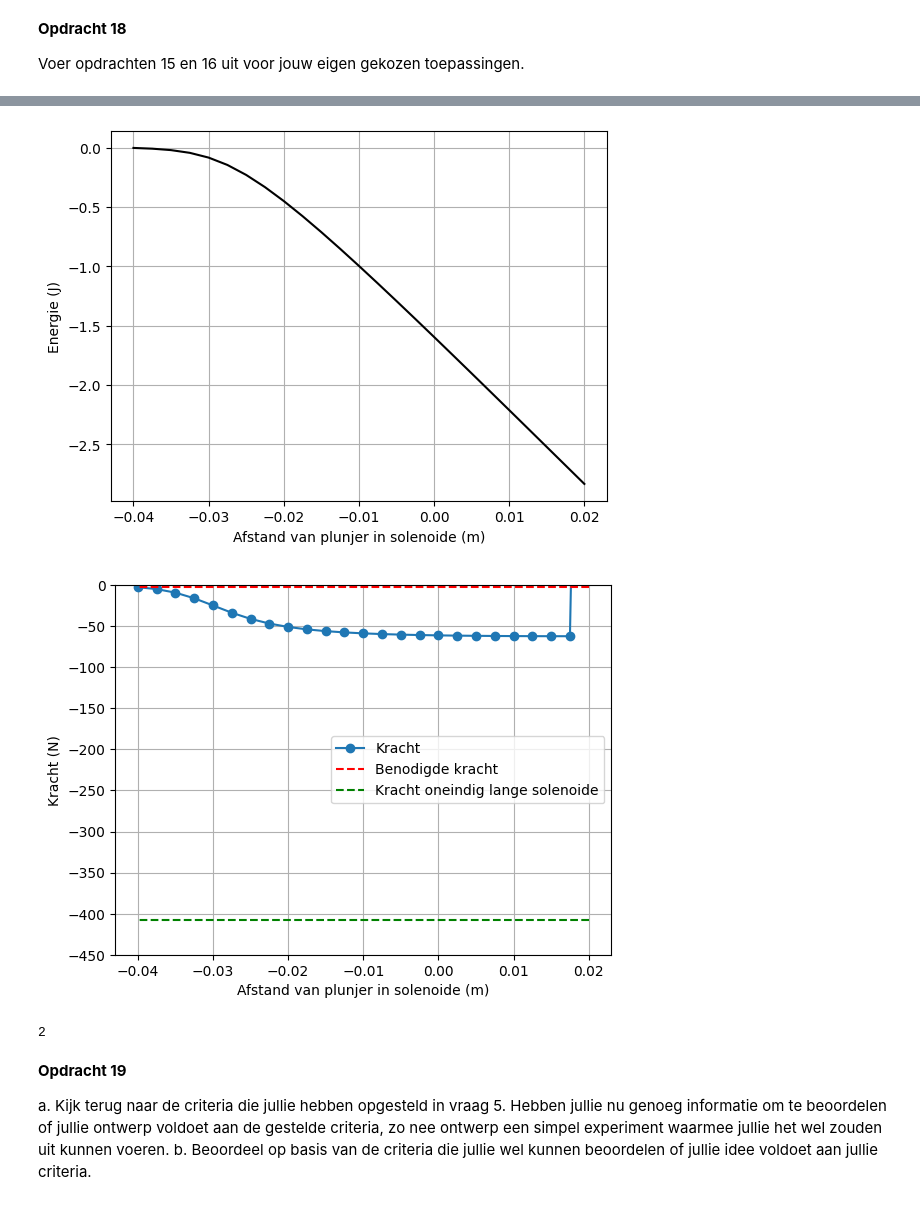
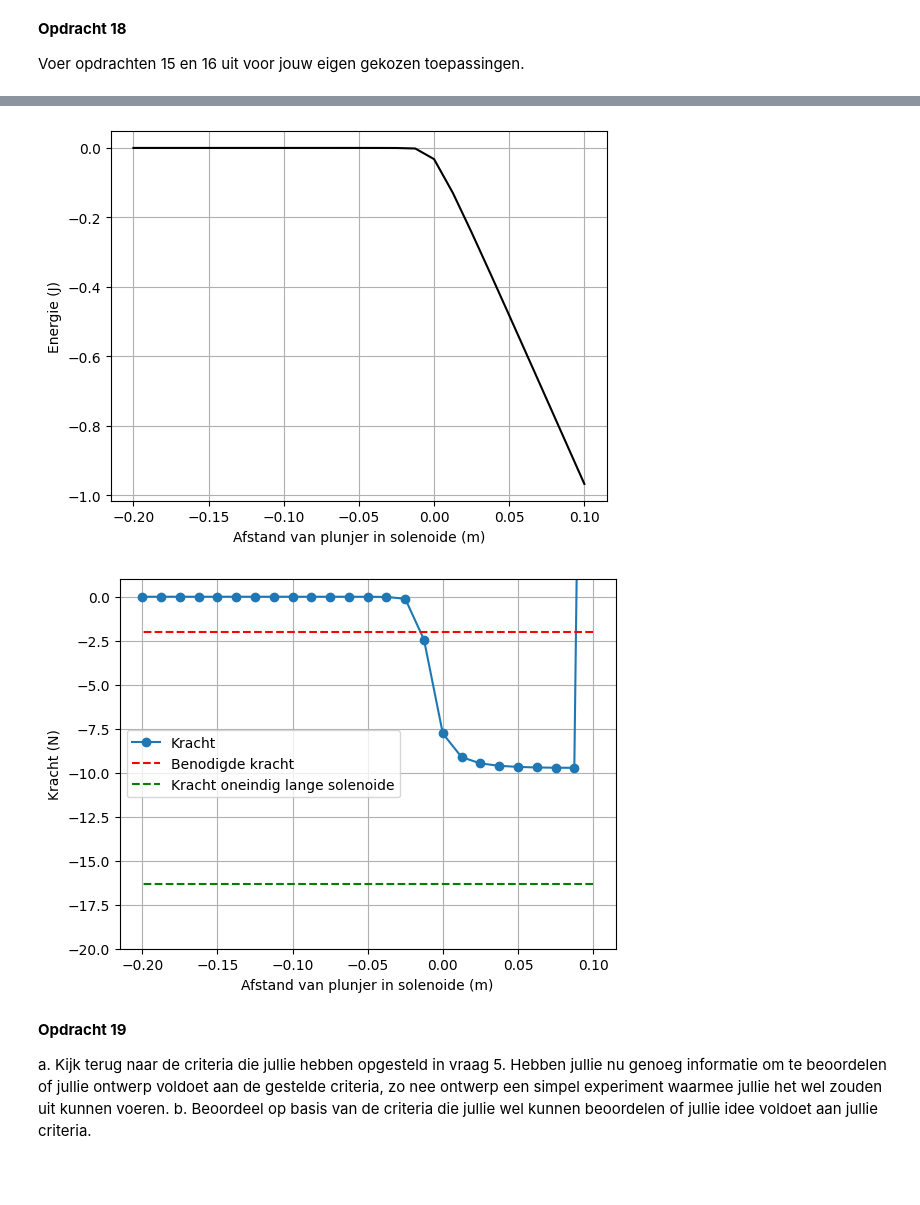
Before and after one commit to BobVill/opdrachten-DEF-D, a Jupyter notebook: KrachtactuatorOpdracht.ipynb, the cells around one changed output, grey strips where cells are left out. Saved outputs shown, nothing was run; the diff lists cells and outputs as text; code cells hidden in the pictures; blank space fills up the shorter version.

```diff
--- a/KrachtactuatorOpdracht.ipynb
+++ b/KrachtactuatorOpdracht.ipynb
@@ -587,11 +589,13 @@ Het ontwerp voldoet aan de eisen van de 9 volt batterij en de straal van de actu
 
 Voer opdrachten 15 en 16 uit voor jouw eigen gekozen toepassingen.
 # %%
+x,y,z = parametrisatie(N,r_sol,omwentelingen,L_sol)
 I=stroomsterkte_bureau
 l_draad =lengte_draad_bureau # Lengte draad van de deur.
 r_sol = straal_actuator_bureau # Straal solenoide
-L_sol = 0.04 #m Lengte solenoide.
+L_sol = 0.08 #m Lengte solenoide.
 N =20000 #stapcount
+x,y,z = parametrisatie(N,r_sol,55,L_sol)
 omwentelingen = l_draad/(2*np.pi*r_sol) # Aantal wikkeling
 n=omwentelingen/L_sol #spoed berekenen
 
@@ -671,11 +676,12 @@ plt.show()
 # %%
 I=stroomsterkte_lade
-l_draad =lengte_draad_lade # Lengte draad van de deur.
+l_draad =lengte_draad_lade # Lengte draad van de lade.
 r_sol = straal_actuator_lade # Straal solenoide
-L_sol = 0.04 #m Lengte solenoide.
+L_sol = 0.2 #m Lengte solenoide.
 N =20000 #stapcount
 omwentelingen = l_draad/(2*np.pi*r_sol) # Aantal wikkeling
 n=omwentelingen/L_sol #spoed berekenen
+x,y,z = parametrisatie(N,r_sol,400,L_sol)
 
 n_ax = 25
 z_ax = np.linspace(0, 1.5*L_sol, n_ax)
@@ -732,26 +738,24 @@ plt.ylabel('Energie (J)')
 plt.grid()
 plt.show()
 # %% [output]
-[figure, old version]
+[figure, new version]
 # %%
 force_analytical = -mu_0*mu_r*np.pi*r_sol**2*omwentelingen**2*I**2/2/L_sol**2 # Kracht uitrekenen numeriek
 force_numerical=np.diff(Wz, n=1, append=[0])/(z_ax[1] - z_ax[0]) # Kracht uitrekenen
 
 # Plotting the results
 plt.plot(L_sol/2 - z_ax, np.flipud(force_numerical), '-o', label='Kracht')
 #plt.plot(L_sol/2 - z_ax, (-5*9.8)*np.ones(n_ax), '--r', label='Benodigde kracht')
 plt.plot(L_sol/2 - z_ax, -F_lade*np.ones(n_ax), '--r', label='Benodigde kracht')
 plt.plot(L_sol/2 - z_ax, force_analytical*np.ones(n_ax), '--g', label='Kracht oneindig lange solenoide')
 plt.xlabel('Afstand van plunjer in solenoide (m)')
 plt.ylabel('Kracht (N)')
 plt.grid()
 plt.legend()
-plt.ylim([-450, 0])
+plt.ylim([-20, 1])
 plt.show()
-print(F_lade)
 # %% [output]
-[figure, old version]
+[figure, new version]
-2
 # %% [markdown]
 **Opdracht 19**
 
```
Also changed, not shown: parts of 8 cells of this notebook.
